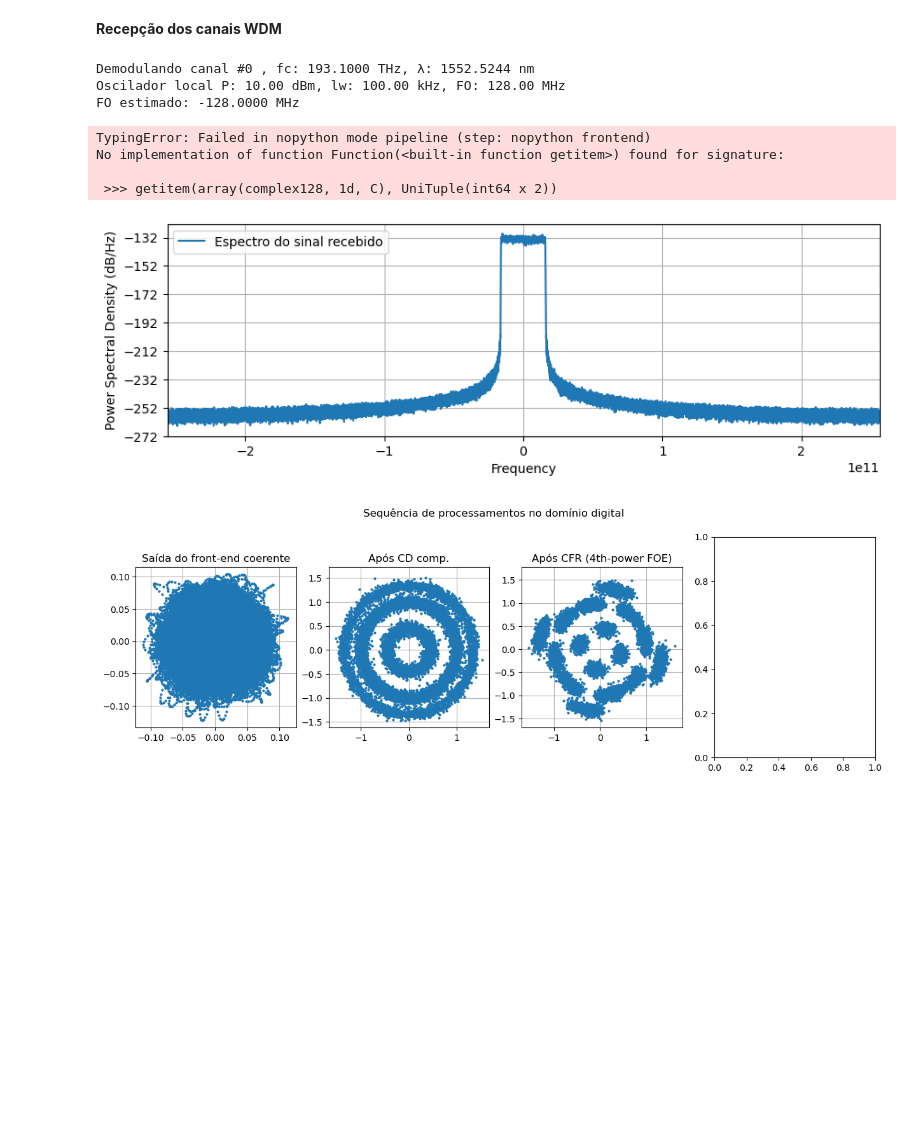
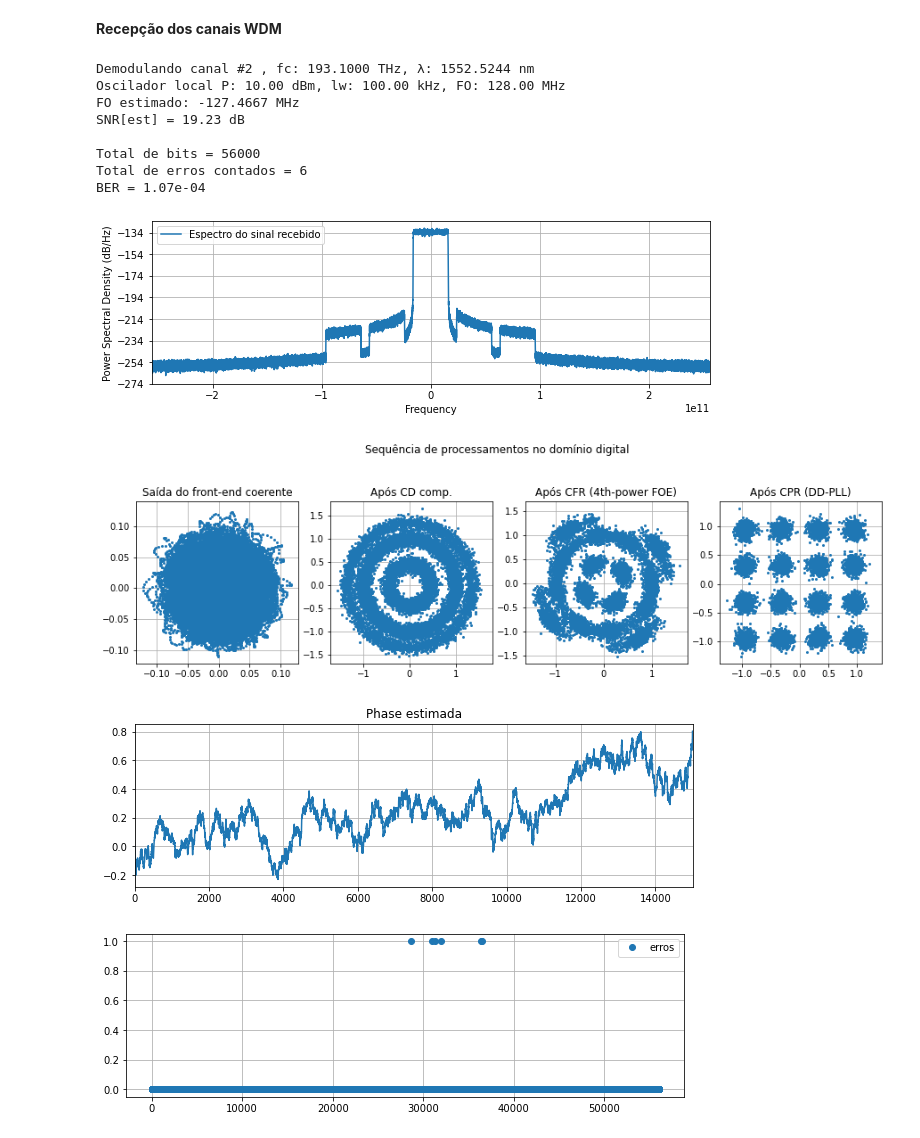
Before and after one commit to edsonportosilva/OpticalCommunications, a Jupyter notebook: jupyter notebooks/8. Introdução às comunicações ópticas coerentes.ipynb, the cells around one changed output. Drawn from its saved outputs; the diff is of its cells as text; code cells hidden in the pictures; blank space fills up the shorter version.

```diff
--- a/jupyter notebooks/8. Introdução às comunicações ópticas coerentes.ipynb
+++ b/jupyter notebooks/8. Introdução às comunicações ópticas coerentes.ipynb
@@ -945,9 +945,10 @@ param.pulse = 'rrc'      # formato de pulso
 param.Ntaps = 4096       # número de coeficientes do filtro RRC
 param.alphaRRC = 0.01    # rolloff do filtro RRC
 param.Pch_dBm = -2       # potência média por canal WDM [dBm]
-param.Nch     = 1        # número de canais WDM
+param.Nch     = 5        # número de canais WDM
 param.Fc      = 193.1e12 # frequência central do espectro WDM
 param.freqSpac = 40e9    # espaçamento em frequência da grade de canais WDM
+param.lw = 100e3         # largura de linha dos lasers
 param.Nmodes = 1         # número de modos de polarização
 
 sigWDM_Tx, symbTx_, paramTx = simpleWDMTx(param)
@@ -998,7 +999,7 @@ plt.title('Espectro óptico dos canais WDM');
 ### Receptor
 
 # parâmetros
-chIndex = 0 # índice do canal a ser demodulado
+chIndex = 2 # índice do canal a ser demodulado
 plotPSD = True
 
 Fa = param.SpS*param.Rs
@@ -1068,23 +1069,19 @@ ax1.grid()
 # compensação dispersão cromática
 sigRx = edc(sigRx, Ltotal, D, Fc-Δf_lo, Fa)
 
-# captura amostras no meio dos intervalos de sinalização
-# varVector = np.var((sigRx.T).reshape(-1,param.SpS), axis=0) # acha o melhor instante de amostragem
-# sampDelay = np.where(varVector == np.amax(varVector))[0][0]
+# captura uma amostra a cada intervalo de sinalização
 
-# # downsampling
-# sigRx = sigRx[sampDelay::param.SpS]
-
+# downsampling
 paramDec = parameters()
 paramDec.SpS_in = SpS
 paramDec.SpS_out = 1
-sigRx = decimate(sigRx.reshape(-1,1), paramDec).reshape(-1,)
+sigRx = decimate(sigRx.reshape(-1,1), paramDec)
 
-discard = 1000
+discard = 2000
 ind = np.arange(discard, sigRx.size-discard)
 
 # normaliza símbolos recebidos
-sigRx = sigRx/np.sqrt(signal_power(sigRx[ind]))
+sigRx = pnorm(sigRx)
 
 # plota constelação após compensação da dispersão cromática
 ax2.plot(sigRx.real, sigRx.imag,'.', markersize=4)
@@ -1093,19 +1090,17 @@ ax2.title.set_text('Após CD comp.')
 ax2.grid()
 
 # calcula atraso gerado pelo walkoff
-symbDelay = np.argmax(signal.correlate(np.abs(symbTx), np.abs(sigRx)))-sigRx.size+1
+symbDelay = np.argmax(signal.correlate(np.abs(symbTx).reshape(-1,1), np.abs(sigRx)))-sigRx.size+1
 
 # compensa atraso do walkoff
 sigRx = np.roll(sigRx, symbDelay)
 
 # normaliza constelação recebida
-sigRx = sigRx/np.sqrt(signal_power(sigRx[ind]))
+sigRx = pnorm(sigRx)
 
 # estima e compensa desvio de frequência entre sinal e LO
 sigRx, FO_est = fourthPowerFOE(sigRx.reshape(-1,1), param.Rs, plotSpec=False)
 print('FO estimado: %3.4f MHz'%(FO_est/1e6))
-
-# sigRx = sigRx*np.exp(-1j*2*π*fo*np.arange(0,len(sigRx))/param.Rs)
 
 # plota constelação após compensação do desvio de frequência entre sinal e LO
 ax3.plot(sigRx[ind].real, sigRx[ind].imag,'.', markersize=4)
@@ -1123,57 +1118,65 @@ paramCPR.tau2 = 1/(2*np.pi*10e3)
 paramCPR.Kv  = 0.1
 #paramCPR.pilotInd = np.arange(0, len(sigRx), 25)
 
-sigRx, θ = cpr(sigRx, symbTx=symbTx, paramCPR=paramCPR)
+sigRx, θ = cpr(pnorm(sigRx), symbTx=symbTx, paramCPR=paramCPR)
 
-# # plota saídas do estimador de fase
-# phaseOffSet = np.mean(np.roll(ϕ_pn_lo[::param.SpS], symbDelay)-θ)
-# plt.figure()
-# plt.plot(np.roll(ϕ_pn_lo[::param.SpS], symbDelay), label='ruído de fase do LO');
-# plt.plot(θ+phaseOffSet, label='fase estimada pelo algoritmo de CPR');
-# plt.grid()
-# plt.xlim(0,θ.size)
-# plt.legend();
+# plota saídas do estimador de fase
+plt.figure()
+plt.title('Phase estimada')
+plt.plot(θ,'-')
+plt.xlim(0, len(θ))
+plt.grid();
 
 # corrige (possível) ambiguidade de fase adicionada ao sinal
-rot = np.mean(symbTx[ind]/sigRx[ind])
+symbRx = symbolSync(sigRx, symbTx.reshape(-1,1), 1)
+rot = np.mean(pnorm(symbRx[ind])/sigRx[ind])
 sigRx  = rot*sigRx
 
 # normaliza símbolos recebidos
-sigRx = sigRx/np.sqrt(signal_power(sigRx[ind]))
+sigRx = pnorm(sigRx)
 
 # plota constelação após compensação do ruído de fase
 ax4.plot(sigRx[ind].real, sigRx[ind].imag,'.', markersize=4)
 ax4.axis('square')
 ax4.title.set_text('Após CPR (DD-PLL)')
 ax4.grid()
 
 # estima SNR da constelação recebida
-SNR = signal_power(symbTx[ind])/signal_power(sigRx[ind]-symbTx[ind])
+SNR = signal_power(symbRx[ind])/signal_power(sigRx[ind]-symbRx[ind])
 
 # Demodulação com aplicação a regra de decisão brusca
-bitsRx = demodulateGray(np.sqrt(mod.Es)*sigRx, M, 'qam')
-bitsTx = demodulateGray(np.sqrt(mod.Es)*symbTx, M, 'qam')
+constSymb = GrayMapping(M, 'qam')
+Es = np.mean(np.abs(constSymb) ** 2)
+
+sigRx = sigRx.reshape(-1,)
+symbRx = symbRx.reshape(-1,)
+
+bitsRx = demodulateGray(np.sqrt(Es)*pnorm(sigRx), M, 'qam')
+bitsTx = demodulateGray(np.sqrt(Es)*pnorm(symbRx), M, 'qam')
 
 err = np.logical_xor(bitsRx[discard:bitsRx.size-discard],
                      bitsTx[discard:bitsTx.size-discard])
 BER = np.mean(err)
 
 print('SNR[est] = %.2f dB \n'%(10*np.log10(SNR)))
 print('Total de bits = %d  '%(err.size))
 print('Total de erros contados = %d  '%(err.sum()))
 print('BER = %.2e  '%(BER))
 
 plt.figure()
 plt.plot(err,'o', label = 'erros')
 plt.legend()
 plt.grid()
 # %% [output]
-Demodulando canal #0 , fc: 193.1000 THz, λ: 1552.5244 nm
+Demodulando canal #2 , fc: 193.1000 THz, λ: 1552.5244 nm
 Oscilador local P: 10.00 dBm, lw: 100.00 kHz, FO: 128.00 MHz
-FO estimado: -128.0000 MHz
+FO estimado: -127.4667 MHz
+SNR[est] = 19.23 dB
+
+Total de bits = 56000
+Total de erros contados = 6
+BER = 1.07e-04
-TypingError: Failed in nopython mode pipeline (step: nopython frontend)
-No implementation of function Function(<built-in function getitem>) found for signature:
-
- >>> getitem(array(complex128, 1d, C), UniTuple(int64 x 2))
-[figure, old version]
+[figure, new version]
-[figure, old version]
+[figure, new version]
+[figure, added]
+[figure, added]
```
Also changed, not shown: parts of 13 cells of this notebook, 1 other file.
